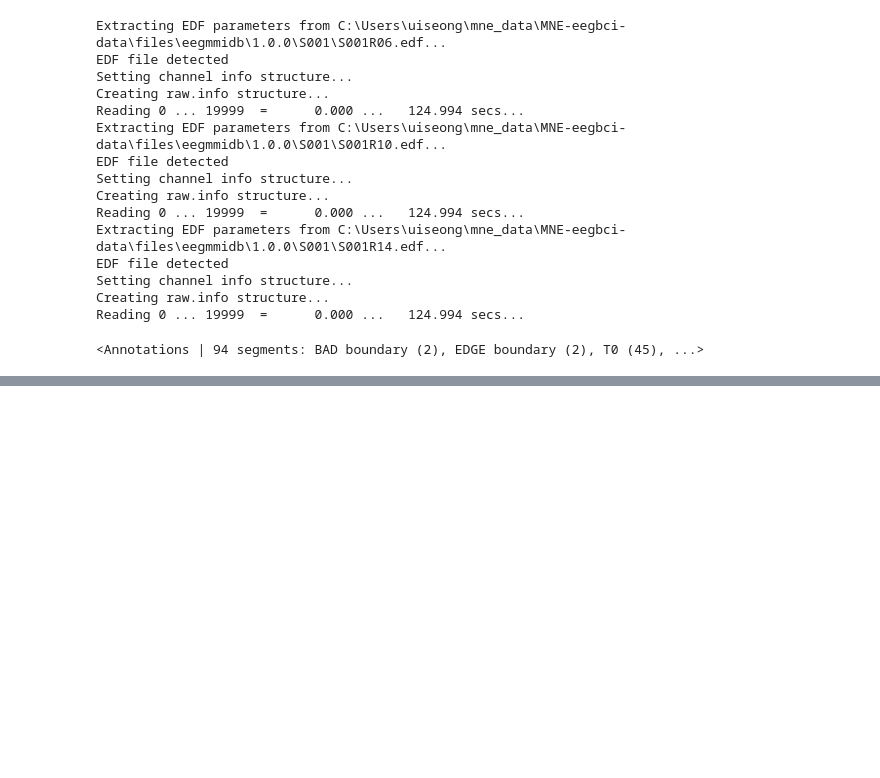
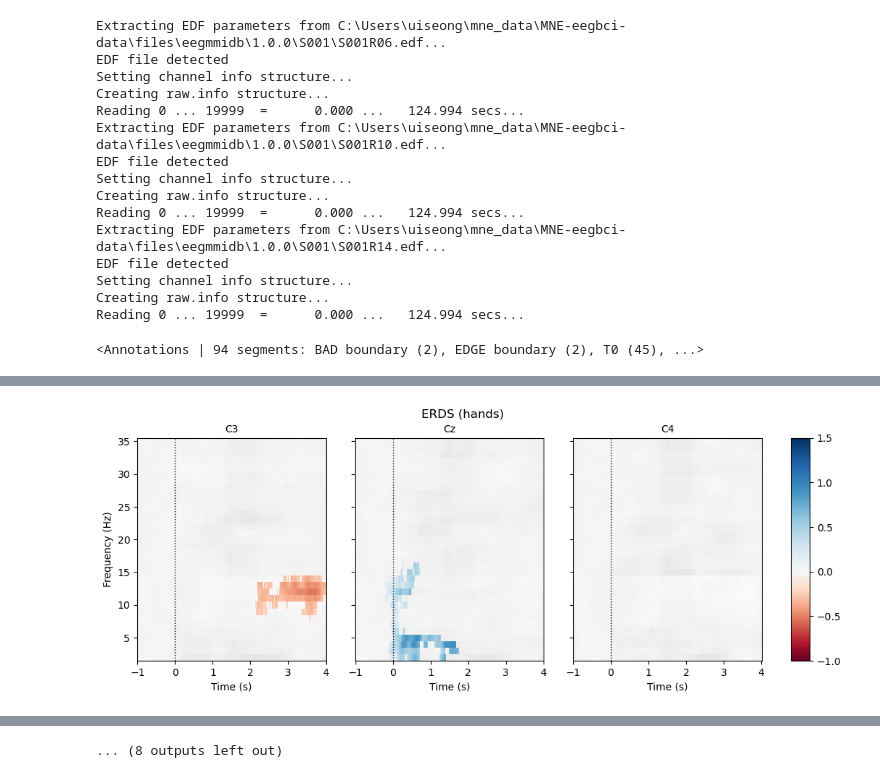
Before and after one commit to uiseongshin/EEG_cognitive_load, a Jupyter notebook: ERDS_map.ipynb, the cells around one changed output, grey strips where cells are left out. Saved outputs shown, nothing was run; the diff lists cells and outputs as text; code cells hidden in the pictures; blank space fills up the shorter version.

```diff
--- a/ERDS_map.ipynb
+++ b/ERDS_map.ipynb
@@ -42,8 +42,7 @@ epochs = mne.Epochs(
     event_id=["hands", "feet"],
     tmin=tmin - 0.5,
     tmax=tmax + 0.5,
-    picks=("C3", "Cz", "C4")
+    picks=("C3", "Cz", "C4"),
     baseline=None,
     preload=True,
-
 )
@@ -49,0 +58,75 @@ epochs = mne.Epochs(
+# %%
+freqs = np.arange(2, 36)  # frequencies from 2-35Hz
+vmin, vmax = -1, 1.5  # set min and max ERDS values in plot
+baseline = (-1, 0)  # baseline interval (in s)
+cnorm = TwoSlopeNorm(vmin=vmin, vcenter=0, vmax=vmax)  # min, center & max ERDS
+
+kwargs = dict(
+    n_permutations=100, step_down_p=0.05, seed=1, buffer_size=None, out_type="mask"
+)  # for cluster test
+# %%
+# 1. 시간-주파수 표현(Time-Frequency Representation) 계산
+tfr = epochs.compute_tfr(
+    method="multitaper",    # 멀티테이퍼 방법 사용 (노이즈에 강한 주파수 분석 방법)
+    freqs=freqs,           # 분석할 주파수 범위 (2-35Hz)
+    n_cycles=freqs,        # 각 주파수별 사이클 수
+    use_fft=True,          # FFT 사용
+    return_itc=False,      # ITC(Inter-Trial Coherence) 반환하지 않음
+    average=False,         # 트라이얼 평균하지 않음
+    decim=2,               # 데이터 다운샘플링 (2배 감소)
+)
+
+# 2. 시간 범위 자르기 및 베이스라인 보정
+tfr.crop(tmin, tmax).apply_baseline(baseline, mode="percent")
+
+# 3. 각 이벤트(hands, feet)에 대해 반복
+for event in event_ids:
+    # 4. 해당 이벤트의 데이터 선택
+    tfr_ev = tfr[event]
+
+    # 5. 4개의 서브플롯 생성 (3개는 ERDS 맵, 1개는 컬러바용)
+    fig, axes = plt.subplots(
+        1, 4, figsize=(12, 4),
+        gridspec_kw={"width_ratios": [10, 10, 10, 1]}  # 컬러바 영역 비율 설정
+    )
+
+    # 6. 각 채널(C3, Cz, C4)에 대해 반복
+    for ch, ax in enumerate(axes[:-1]):
+        # 7. 양의 클러스터 검정 (ERD)
+        _, c1, p1, _ = pcluster_test(tfr_ev.data[:, ch], tail=1, **kwargs)
+        # 8. 음의 클러스터 검정 (ERS)
+        _, c2, p2, _ = pcluster_test(tfr_ev.data[:, ch], tail=-1, **kwargs)
+
+        # 9. 유의한 클러스터 결합 (p <= 0.05)
+        c = np.stack(c1 + c2, axis=2)  # 클러스터 결합
+        p = np.concatenate((p1, p2))   # p값 결합
+        mask = c[..., p <= 0.05].any(axis=-1)  # 유의한 영역 마스크 생성
+
+        # 10. ERDS 맵 시각화
+        tfr_ev.average().plot(
+            [ch],           # 현재 채널
+            cmap="RdBu",    # 빨강-파랑 컬러맵
+            cnorm=cnorm,    # 컬러 정규화
+            axes=ax,        # 현재 축
+            colorbar=False, # 개별 컬러바 없음
+            show=False,     # 즉시 표시하지 않음
+            mask=mask,      # 유의한 영역 마스크
+            mask_style="mask"  # 마스크 스타일
+        )
+
+        # 11. 제목 및 이벤트 라인 추가
+        ax.set_title(epochs.ch_names[ch], fontsize=10)
+        ax.axvline(0, linewidth=1, color="black", linestyle=":")  # 이벤트 시점 표시
+
+        # 12. 첫 번째 채널이 아닌 경우 y축 레이블 제거
+        if ch != 0:
+            ax.set_ylabel("")
+            ax.set_yticklabels("")
+
+    # 13. 컬러바 추가
+    fig.colorbar(axes[0].images[-1], cax=axes[-1]).ax.set_yscale("linear")
+
+    # 14. 전체 그림 제목 설정 및 표시
+    fig.suptitle(f"ERDS ({event})")
+    plt.show()
+# %% [output]
@@ -49,0 +169 @@ epochs = mne.Epochs(
+[figure, added]
@@ -49,0 +179 @@ epochs = mne.Epochs(
+... (8 outputs left out)
```
Also changed, not shown: parts of 6 cells of this notebook, 4 other files.
